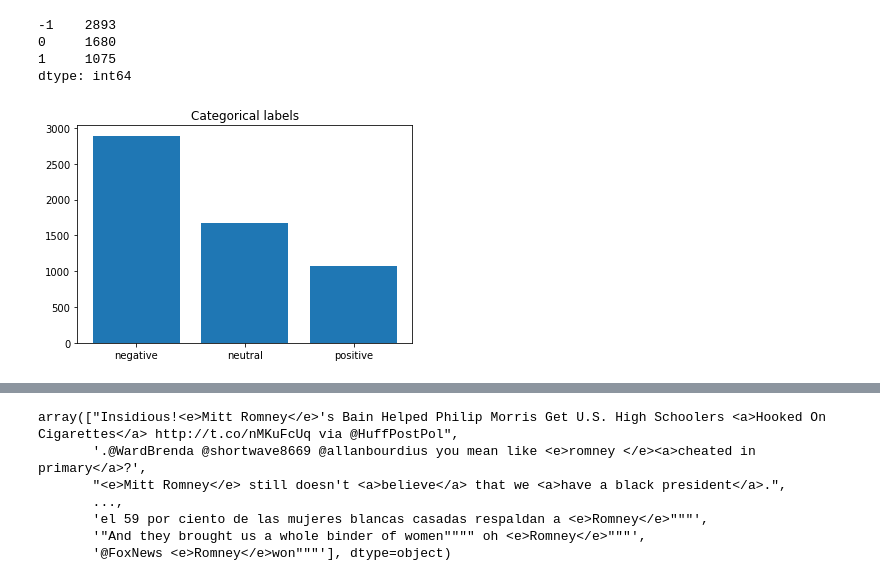
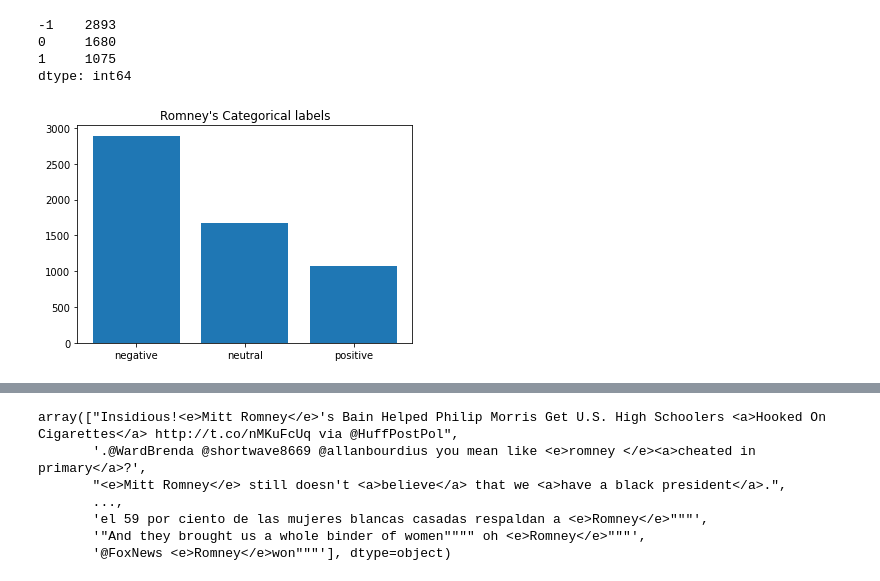
Before and after one commit to chiehhsi/Tweets_Sentiment_Analysis, a Jupyter notebook: Tweets_sentiment_analysis.ipynb, the cells around one changed output, grey strips where cells are left out. Drawn from its saved outputs; the diff is of its cells as text; code cells hidden in the pictures.

```diff
--- a/Tweets_sentiment_analysis.ipynb
+++ b/Tweets_sentiment_analysis.ipynb
@@ -79,7 +79,7 @@ def data_parse(df):
     tweets = df['Tweet'].values
     targets = df['Class'].values
 
-    return tweets, targets
+    return df
 # %%
 # Tweet Cleaner
 stopwordlist = set(stopwords.words("english"))
@@ -445,7 +504,10 @@ Saved parsed dataset
 # %% [markdown]
 ## Romney's Tweets
 # %%
-tweets_rom, targets_rom = data_parse(df2)
+data_rom = data_parse(df2)
+
+tweets_rom = data_rom['Tweet'].values
+targets_rom = data_rom['Class'].values
 tweets_rom.shape, targets_rom.shape
 # %% [output]
 (7200, 2)
@@ -479,9 +541,9 @@ dtype: int64
 # %%
 # Bar Chart for train_labels
 labels = ['negative', 'neutral', 'positive']
 values = pd.DataFrame(targets_rom).value_counts().sort_index()
 plt.bar(labels, values)
-plt.title('Categorical labels')
+plt.title('Romney\'s Categorical labels')
 plt.show()
 # %% [output]
-[figure, old version]
+[figure, new version]
```
Also changed, not shown: parts of 125 cells of this notebook, 2 other files.
